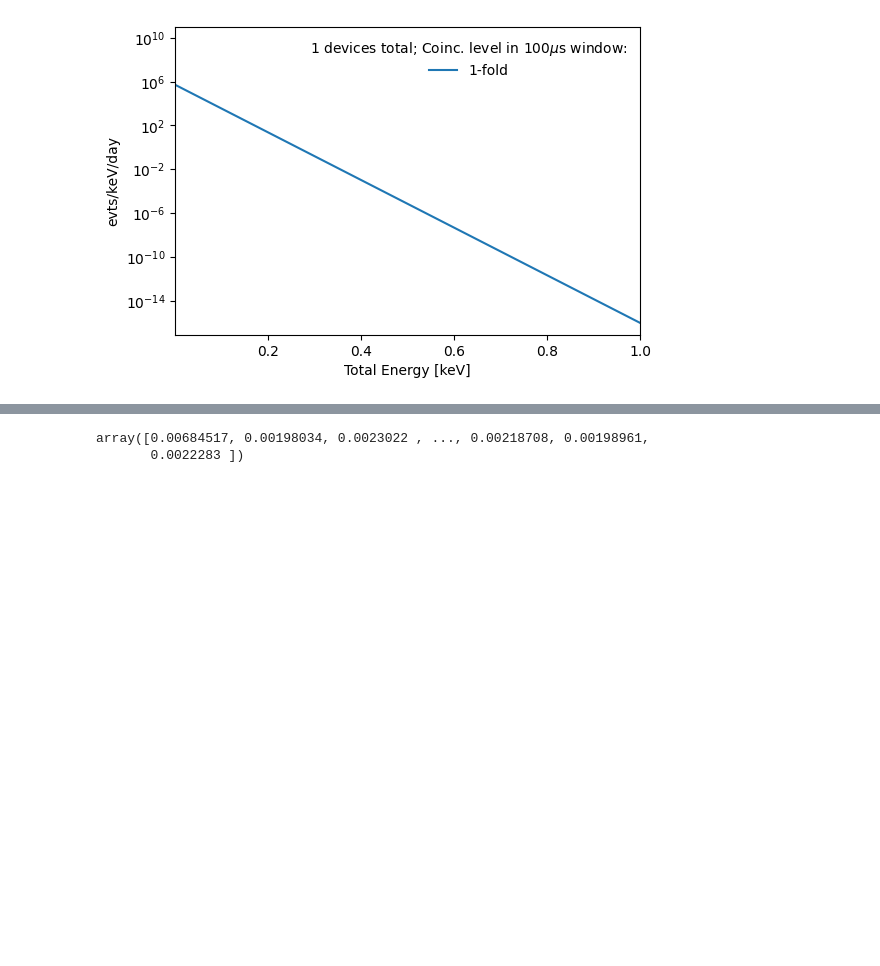
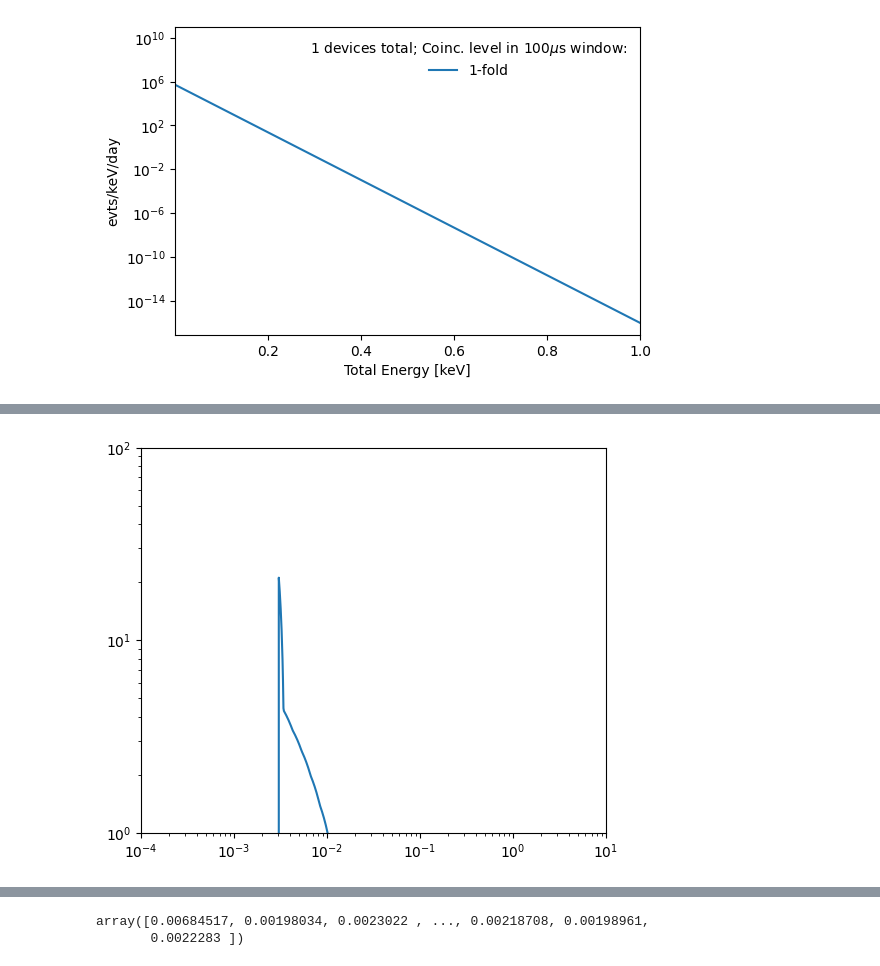
Before and after one commit to spice-herald/DarkLim, a Jupyter notebook: examples/helium-update-playground.ipynb, the cells around one changed output, grey strips where cells are left out. Cells and saved outputs as stored; diff of their text form; code cells hidden in the pictures; blank space fills up the shorter version.

```diff
--- a/examples/helium-update-playground.ipynb
+++ b/examples/helium-update-playground.ipynb
@@ -285,0 +294,29 @@ created 1.0 evts
+# %%
+def add_cutoff_flat_bkgd(he_gain, flat_rate, include_discrim=False, photon_eff=0.15):
+    cut_energy = 20e-3*he_gain
+    assumed_photon_eff = 0.95 #value from concept paper
+    if include_discrim:
+        fin = '/global/cfs/cdirs/lz/users/haselsco/TESSERACT_Limits/DarkLim_vetriupdate/examples/ER_leakage.txt'
+        leakage = np.loadtxt(fin,skiprows=1)
+        emask = leakage[:,0]>20e-3
+        leakage[:,1][emask] = leakage[:,1][emask]*photon_eff/assumed_photon_eff # adjusts leakage based on assumed light collection
+        interp_func = interp1d(leakage[:,0]*he_gain,leakage[:,1],
+                               fill_value='extrapolate',
+                               assume_sorted=True)
+        cutoff_bkgd = lambda x: np.heaviside(x - cut_energy, 1)*flat_rate*interp_func(x)
+    else:
+        cutoff_bkgd = lambda x: np.heaviside(x - cut_energy, 1)*flat_rate
+
+    return cutoff_bkgd
+
+fig, ax = plt.subplots(1,figsize=(6,5))
+model = add_cutoff_flat_bkgd(he_gain, 10/he_gain, include_discrim=True, photon_eff=0.15)
+energies = np.geomspace(1e-4,10,1000)
+plt.plot(energies,model(energies))
+
+ax.set_xlim(0.1e-3,10)
+ax.set_xscale('log')
+ax.set_ylim(1,1e2)
+ax.set_yscale('log')
+# %% [output]
+[figure, added]
```
Also changed, not shown: parts of 4 cells of this notebook, 4 other files.
